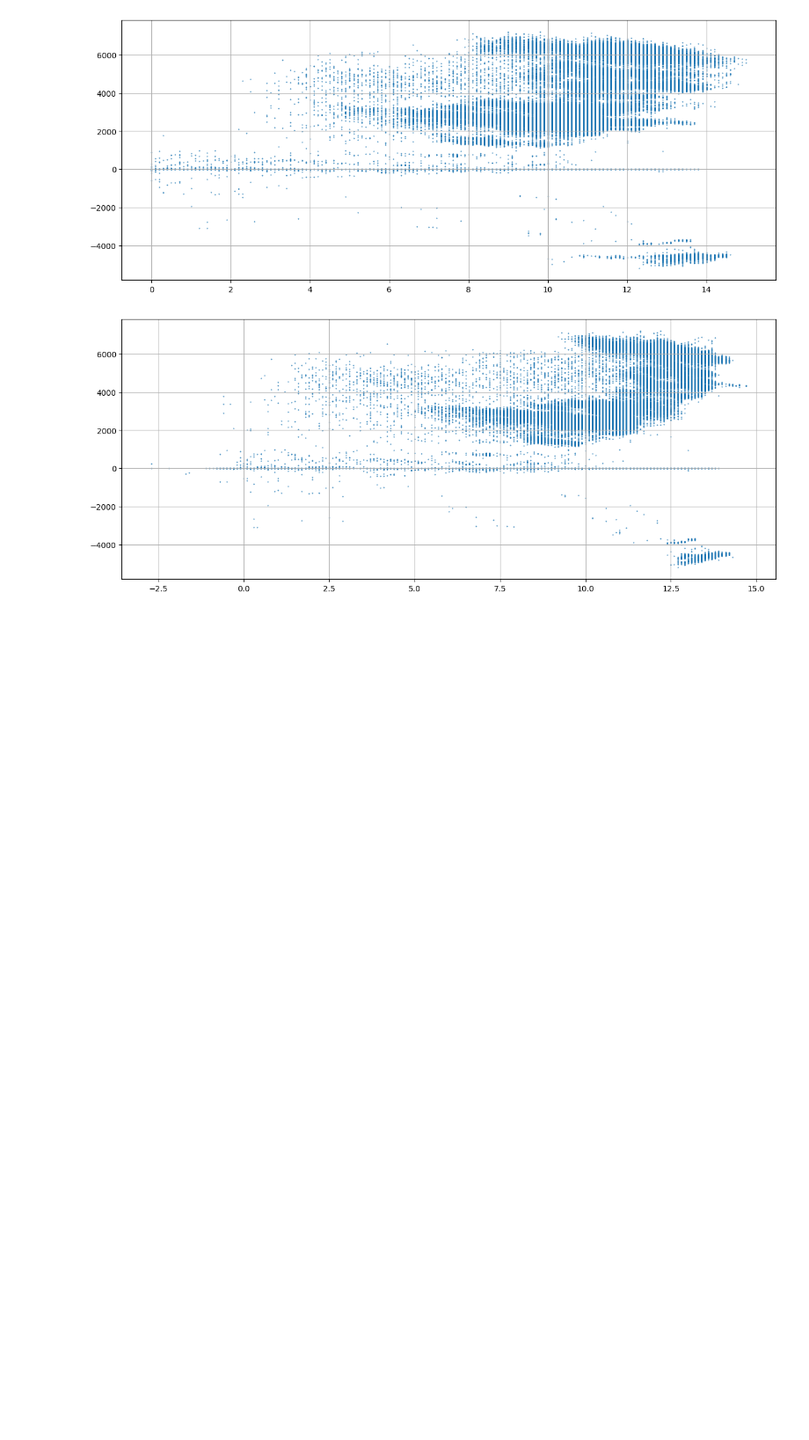
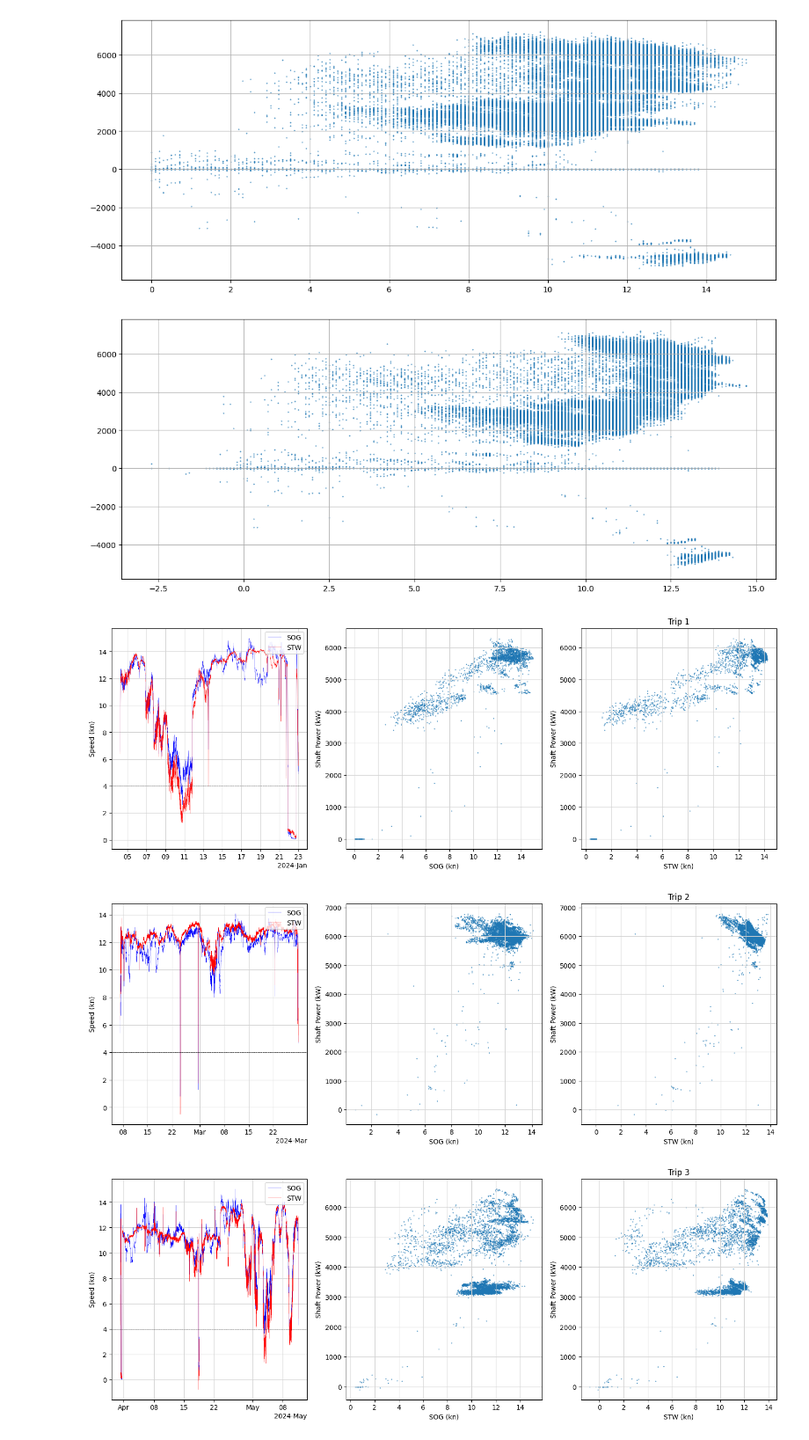
Before and after one commit to milospil/AppliedDS-Gr4, a Jupyter notebook: notebooks/energy_comparison/trips.ipynb, the cells around one changed output. Shown at 88% size. Saved outputs shown, nothing was run; the diff lists cells and outputs as text; code cells hidden in the pictures; blank space fills up the shorter version.

Commit message:
trip segmentation and comparison

```diff
--- a/notebooks/energy_comparison/trips.ipynb
+++ b/notebooks/energy_comparison/trips.ipynb
@@ -7,13 +9,15 @@ import matplotlib.pyplot as plt
 
 sys.path.insert(0, os.path.join("..", "..", "src"))
 from cfg import DROP, STD_COLS, COUNT_COLS, SHORT, HERE, DATASET, PROCESSED, DB_PATH, load_extensions
+# %%
+plt.rcParams['axes.grid'] = True          # Enable the grid by default
+plt.rcParams['grid.color'] = '#d3d3d3'  # soft light gray
 # %%
 conn = db.connect(database=DB_PATH)
-metrics_raw_long = conn.execute("SELECT timestamp, short_name, value FROM metrics_raw").pl()
-noon_reports = conn.execute("SELECT * FROM noon_reports").pl()
-jan25 = conn.execute("SELECT * FROM jan25").pl()
+noon_reports = conn.execute("SELECT * FROM cleaned_noon_reports").pl()
 metrics_reg = conn.execute("SELECT * FROM metrics_registration").pl()
 metrics_wide = conn.execute("SELECT * FROM metrics_wide").pl()
+trips = conn.execute("SELECT * FROM trips").pl()
 conn.close()
 # %%
 plt.figure(figsize=(12, 6))
@@ -53,3 +57,33 @@ plt.scatter( metrics_wide["stw_kn"].to_numpy(),metrics_wide["shaft_kw"].to_numpy
 plt.show()
 # %% [output]
 [figure]
+# %%
+for trip in trips["trip"].unique():
+    trip_data = metrics_wide.filter(pl.col("timestamp").is_between(trips.filter(pl.col("trip") == trip).select("start").item(), trips.filter(pl.col("trip") == trip).select("end").item()))
+    trip_data = trip_data.select(pl.col("timestamp"),pl.col("stw_kn"),pl.col("sog_kn"), pl.col("shaft_kw")).sort("timestamp").group_by_dynamic("timestamp", every="10m").agg(pl.col("stw_kn").mean(),pl.col("sog_kn").mean(), pl.col("shaft_kw").mean())
+    fig, ax = plt.subplots(1, 3, figsize=(18, 6))
+
+    ax[0].plot(trip_data["timestamp"].to_numpy(), trip_data["sog_kn"].to_numpy(), color = "blue", label = "SOG", lw=0.25)
+    ax[0].plot(trip_data["timestamp"].to_numpy(), trip_data["stw_kn"].to_numpy(), color = "red", label = "STW", lw=0.25)
+    ax[0].axhline(4, color = "black", ls = "--", lw = 0.5, )
+    ax[0].legend(loc= "upper right")
+    ax[0].set_ylabel("Speed (kn)")
+    loc = mdates.AutoDateLocator()
+    ax[0].xaxis.set_major_locator(loc)
+    ax[0].xaxis.set_major_formatter(mdates.ConciseDateFormatter(loc))
+
+
+    ax[1].scatter(trip_data["sog_kn"].to_numpy(), trip_data["shaft_kw"].to_numpy(), s = 0.25)
+    ax[1].set_xlabel("SOG (kn)")
+    ax[1].set_ylabel("Shaft Power (kW)")
+    plt.title(f"Trip {trip}")
+
+    ax[2].scatter(trip_data["stw_kn"].to_numpy(), trip_data["shaft_kw"].to_numpy(), s = 0.25)
+    ax[2].set_xlabel("STW (kn)")
+    ax[2].set_ylabel("Shaft Power (kW)")
+
+    plt.show()
+# %% [output]
+[figure, added]
+[figure, added]
+[figure, added]
```
Also changed, not shown: parts of 6 cells of this notebook, 4 other files.
